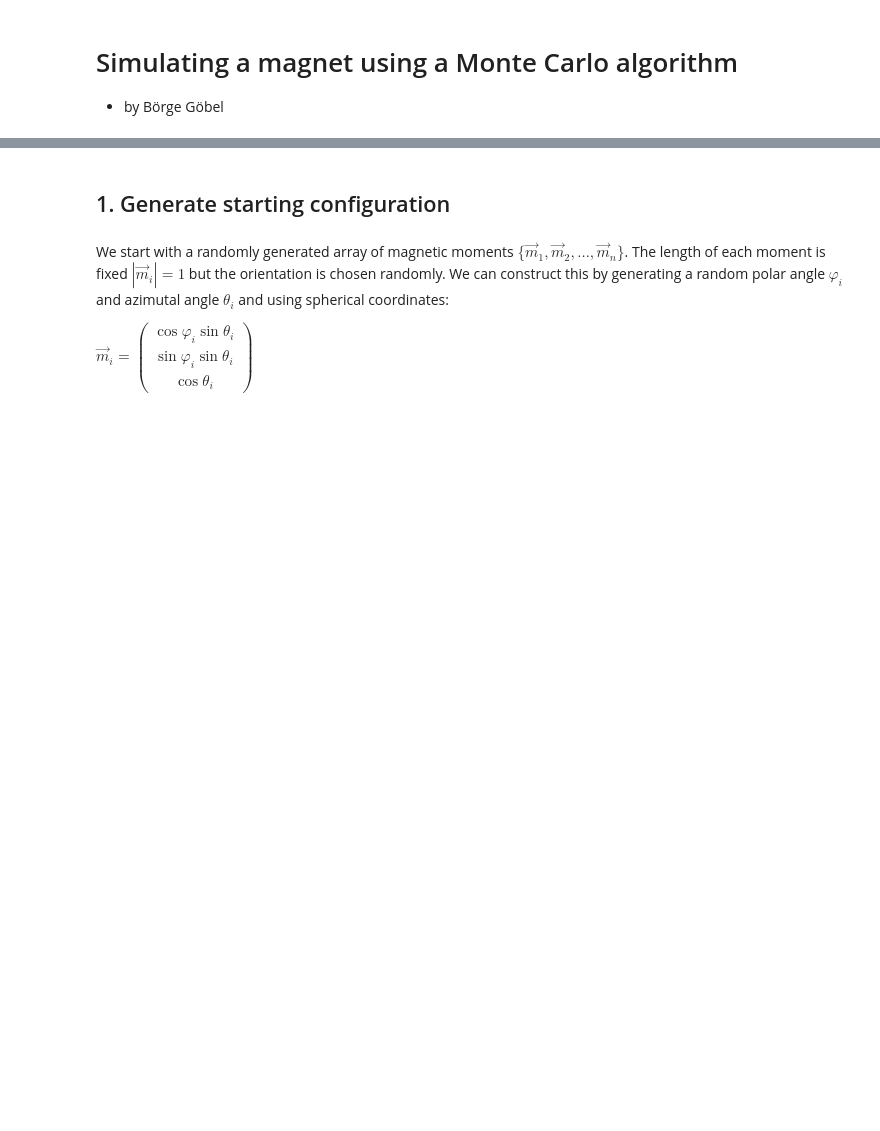
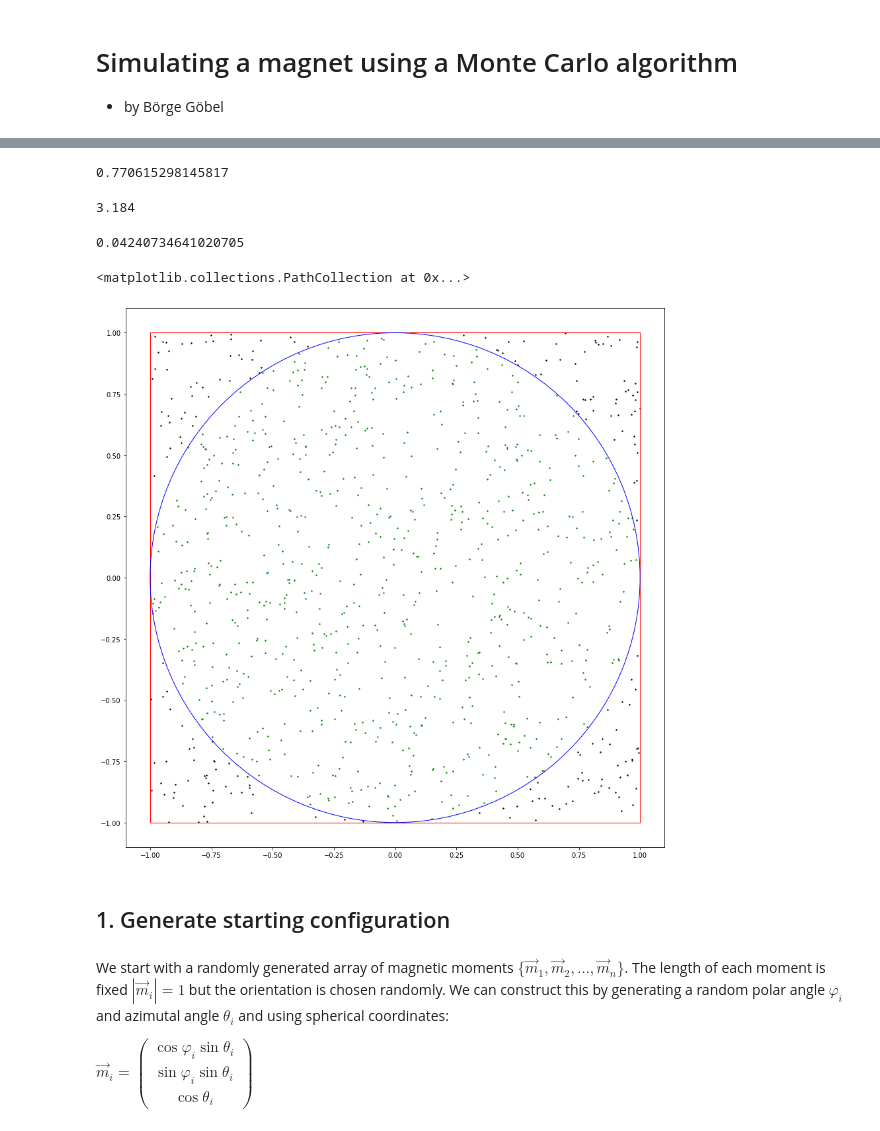
Before and after one commit to Xavier-ML/Computational-Physics-with-Python, a Jupyter notebook: 09b_MC_magnet_template.ipynb, the cells around one changed output, grey strips where cells are left out. Cells and saved outputs as stored; diff of their text form; code cells hidden in the pictures; blank space fills up the shorter version.

```diff
--- a/09b_MC_magnet_template.ipynb
+++ b/09b_MC_magnet_template.ipynb
@@ -9,0 +28,4 @@ import matplotlib.pyplot as plt
+# %%
+points = 1000
+
+rand = 2*np.random.rand( 2*points) -1
@@ -9,0 +37,2 @@ import matplotlib.pyplot as plt
+# %%
+randpoints = rand.reshape(points, 2)
@@ -10,3 +49,39 @@ import matplotlib.pyplot as plt
+# %%
+normpoints = randpoints[:,0]**2 + randpoints[:,1]**2
+# %%
+normpoints[0]
+# %% [output]
+0.770615298145817
+# %%
+pointsOut = randpoints[normpoints > 1]
+pointsIn = randpoints[normpoints <= 1]
+# %%
+piapprox = 4*len(pointsIn)/points
+print(piapprox)
+# %% [output]
+3.184
+# %%
+piapprox - np.pi
+# %% [output]
+0.04240734641020705
+# %%
+fig = plt.figure()
+ax = fig.add_subplot(111, aspect = "equal")
+
+rectangle = patches.Rectangle((-1,-1),2,2,facecolor = "none", edgecolor = "red")
+ax.add_patch(rectangle)
+
+circle = patches.Circle((0,0),1,facecolor = "none", edgecolor = "blue")
+ax.add_patch(circle)
+
+plt.xlim([-1.1,1.1])
+plt.ylim([-1.1,1.1])
+
+plt.scatter(pointsIn[:,0],pointsIn[:,1], color = "green", s=2)
+plt.scatter(pointsOut[:,0],pointsOut[:,1], color = "black", s=2)
+# %% [output]
+<matplotlib.collections.PathCollection at 0x...>
+[figure, added]
 # %% [markdown]
 ## 1. Generate starting configuration
 # %% [markdown]
```
Also changed, not shown: parts of 5 cells of this notebook.
